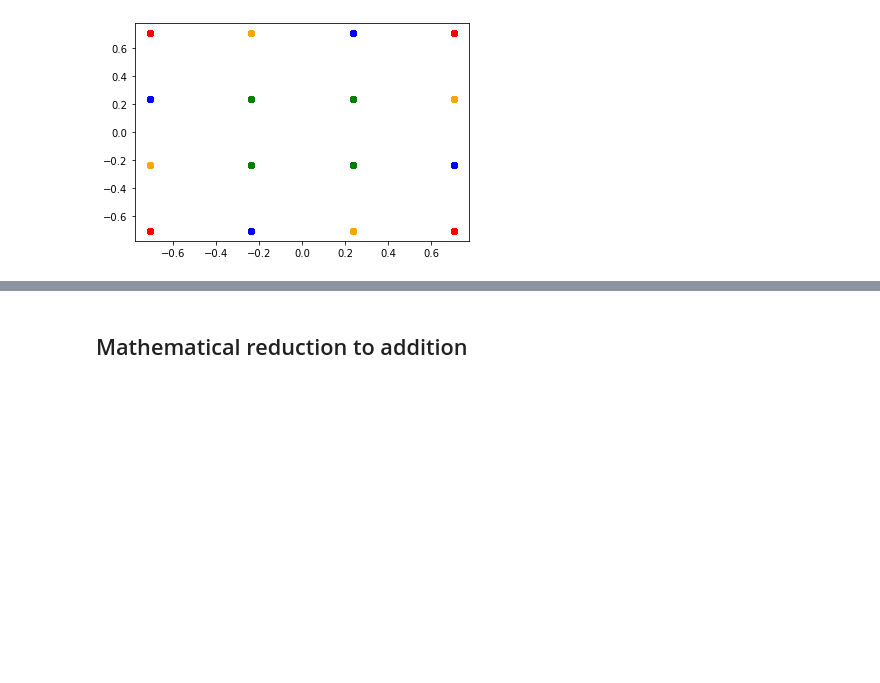
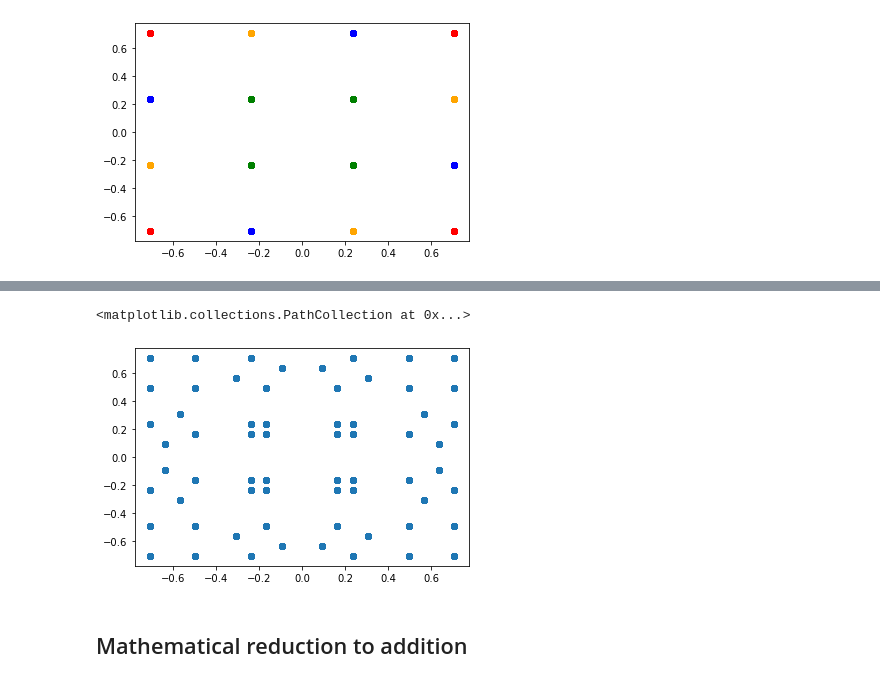
Before and after one commit to frozenhairdryer/Multiple_NOMA, a Jupyter notebook: format_ideas.ipynb, the cells around one changed output, grey strips where cells are left out. Saved outputs shown, nothing was run; the diff lists cells and outputs as text; code cells hidden in the pictures; blank space fills up the shorter version.

```diff
--- a/format_ideas.ipynb
+++ b/format_ideas.ipynb
@@ -8,14 +8,15 @@ rng = np.random.default_rng()
 ### artificial 16-QAM ###
 # %%
 # erster Modulator
-A = np.exp(1j*rng.integers(4, size=100)*np.pi/2+1j*np.pi/4)
+A = np.exp(1j*rng.integers(4, size=1000)*np.pi/2+1j*np.pi/4)
 plt.scatter(np.real(A),np.imag(A))
 # %% [output]
 <matplotlib.collections.PathCollection at 0x...>
 [figure]
 # %%
 #zweiter Modulator: offset damit neues Symbol in der Nähe des ursprünglichen Symbols liegt
-B = 2/3 + 1/3*np.exp(1j*np.pi/2*rng.integers(4, size=100))
+a=1/3
+B = (1-a) + a*np.exp(1j*np.pi/2*rng.integers(4, size=1000))
 B1 = 2/3 + 1/3*np.exp(1j*np.pi/2*0)
 B2 = 2/3 + 1/3*np.exp(1j*np.pi/2*1)
 B3 = 2/3 + 1/3*np.exp(1j*np.pi/2*2)
@@ -38,2 +47,9 @@ plt.scatter(np.real(A*B4),np.imag(A*B4),color='orange')
+# %%
+Cx=C*Bx
+plt.scatter(np.real(Cx),np.imag(Cx))
+# nur bedingt über 2 User hochskalierbar
+# %% [output]
+<matplotlib.collections.PathCollection at 0x...>
+[figure, added]
 # %% [markdown]
 ## Mathematical reduction to addition ##
```
Also changed, not shown: parts of 18 cells of this notebook.
